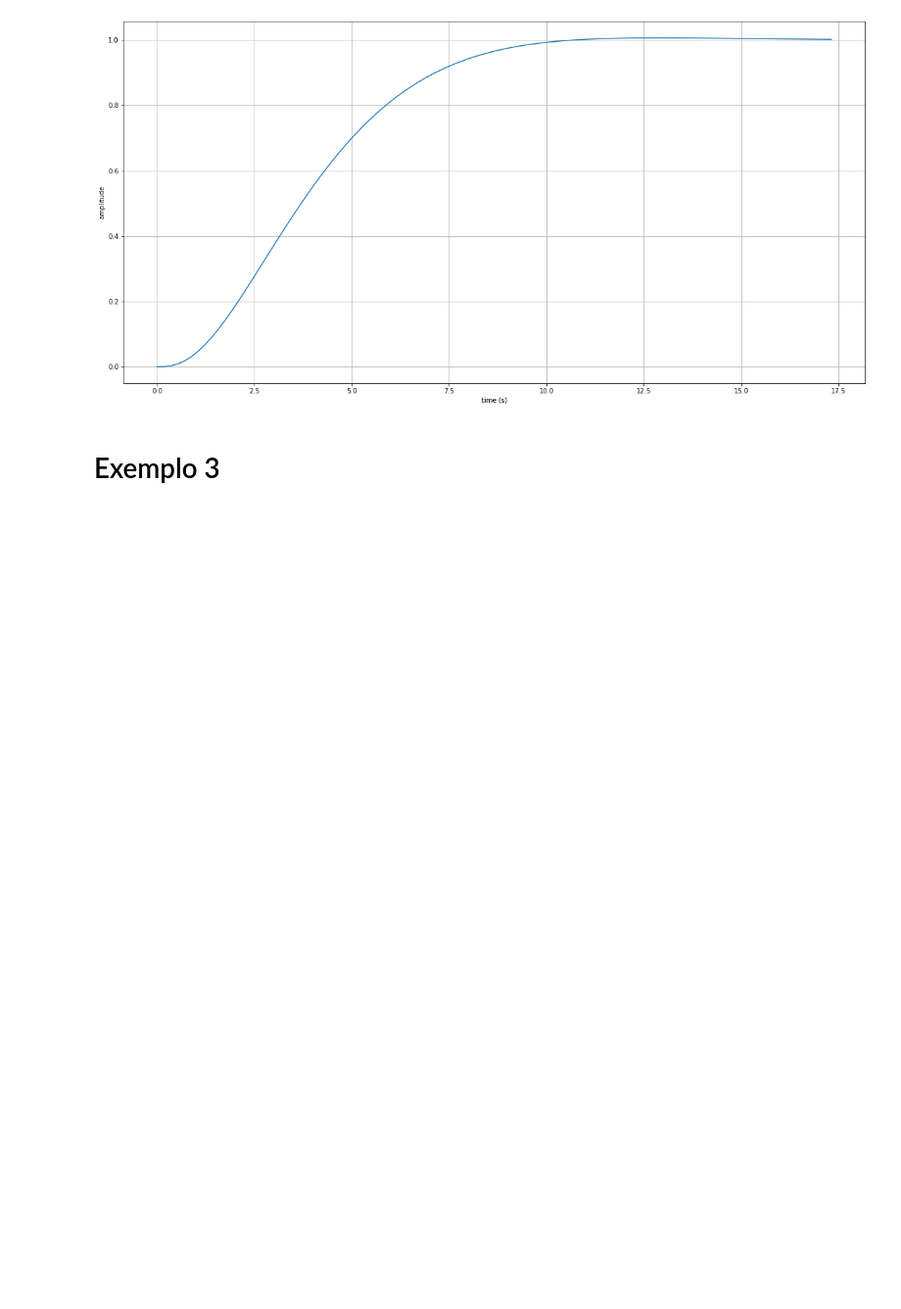
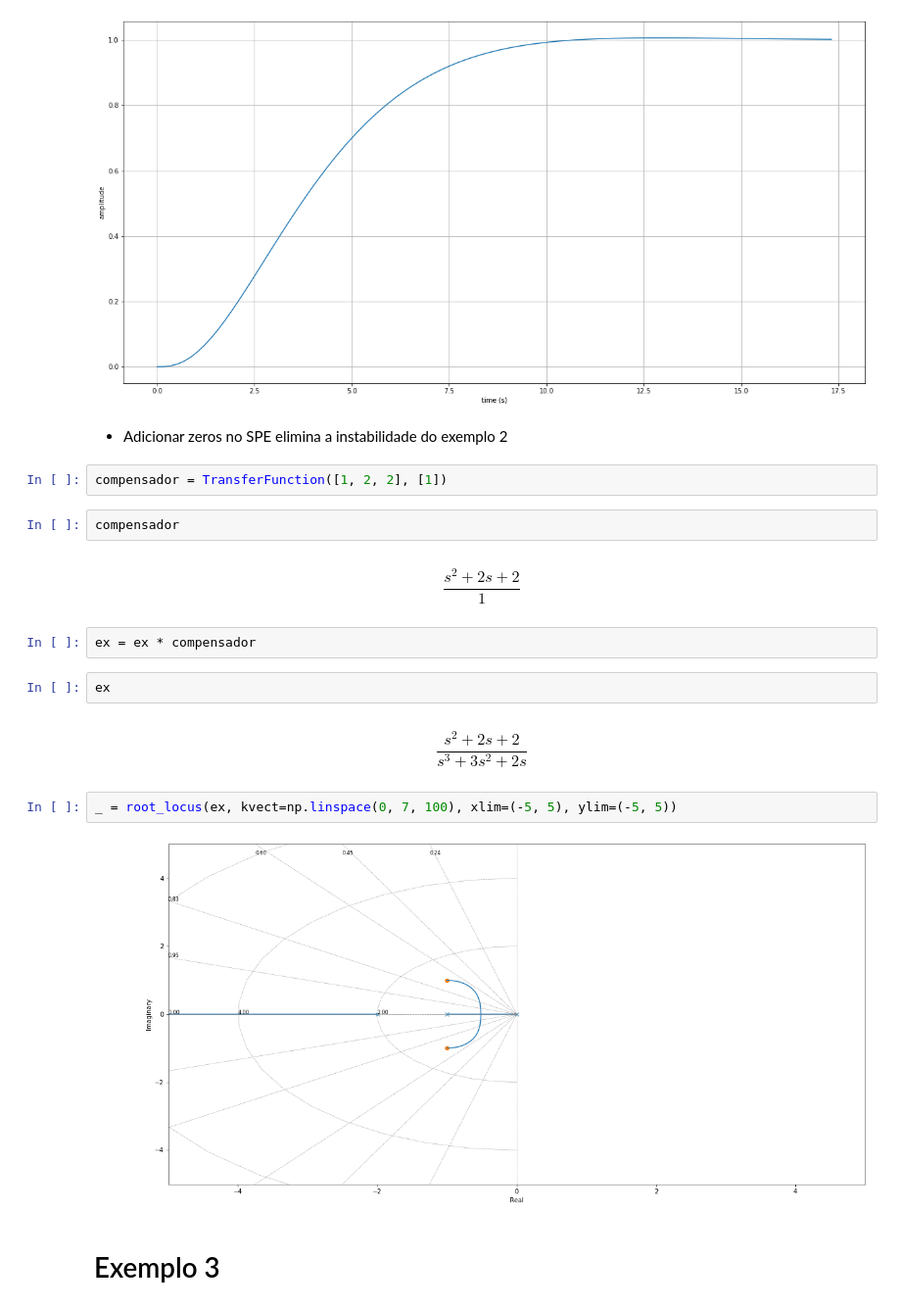
Before and after one commit to kenzosakiyama/controle, a Jupyter notebook: lugar_das_raizes.ipynb, the cells around one changed output. Shown at 98% size. Saved outputs shown, nothing was run; the diff lists cells and outputs as text; blank space fills up the shorter version.

Commit message:
Adicionando teste com compensador no lugar das raízes

```diff
--- a/lugar_das_raizes.ipynb
+++ b/lugar_das_raizes.ipynb
@@ -38,6 +38,24 @@ plt.ylabel("amplitude")
 plt.grid()
 # %% [output]
 [figure]
+# %% [markdown]
+- Adicionar zeros no SPE elimina a instabilidade do exemplo 2
+# %%
+compensador = TransferFunction([1, 2, 2], [1])
+# %%
+compensador
+# %% [output]
+$$\frac{s^2 + 2 s + 2}{1}$$
+# %%
+ex = ex * compensador
+# %%
+ex
+# %% [output]
+$$\frac{s^2 + 2 s + 2}{s^3 + 3 s^2 + 2 s}$$
+# %%
+_ = root_locus(ex, kvect=np.linspace(0, 7, 100), xlim=(-5, 5), ylim=(-5, 5))
+# %% [output]
+[figure, added]
 # %% [markdown]
 # Exemplo 3
 # %%
```
